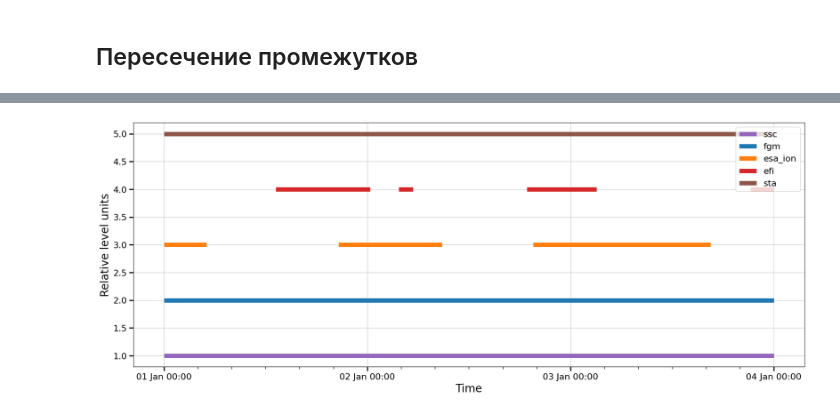
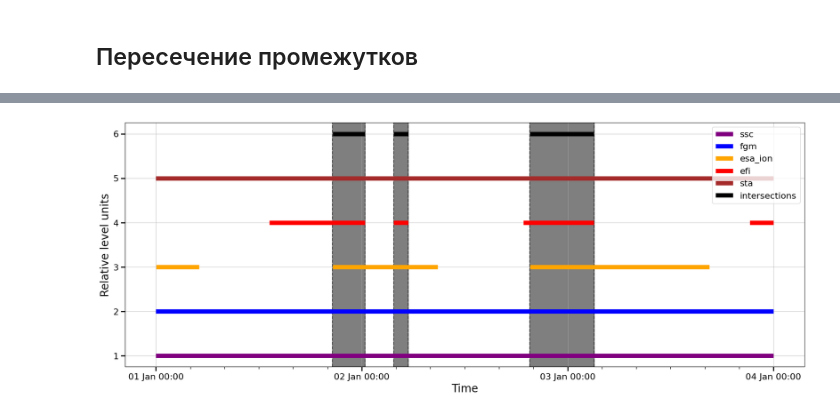
Before and after one commit to Larnou/Dissertation, a Jupyter notebook: backend/src/pipelines/load_raw_datasets.ipynb, the cells around one changed output, grey strips where cells are left out. Cells and saved outputs as stored; diff of their text form; code cells hidden in the pictures.

```diff
--- a/backend/src/pipelines/load_raw_datasets.ipynb
+++ b/backend/src/pipelines/load_raw_datasets.ipynb
@@ -74,0 +51,13 @@ efi_intervals
+# %%
+interval_intersections = intersect_many(
+    interval_groups=[
+        ssc_intervals,
+        sta_intervals,
+        efi_intervals,
+        fgm_intervals,
+        esa_ion_intervals,
+    ],
+    min_duration=timedelta(hours=1),
+)
+
+summarize_intervals(interval_intersections)
@@ -79,12 +72,13 @@ availability.show(esa_ion_data, esa_ion_intervals, "esa_ion")
 # %%
 intervals_list = [
     {'intervals': ssc_intervals, "data_type": "ssc"},
     {'intervals': fgm_intervals, "data_type": "fgm"},
     {'intervals': esa_ion_intervals, "data_type": "esa_ion"},
     {'intervals': efi_intervals, "data_type": "efi"},
     {'intervals': sta_intervals, "data_type": "sta"},
+    {'intervals': interval_intersections, "data_type": "intersections"},
 ]
 
 availability.show_intervals(ssc_data, intervals_list)
 # %% [output]
-[figure, old version]
+[figure, new version]
```
Also changed, not shown: parts of 7 cells of this notebook, 4 other files.
